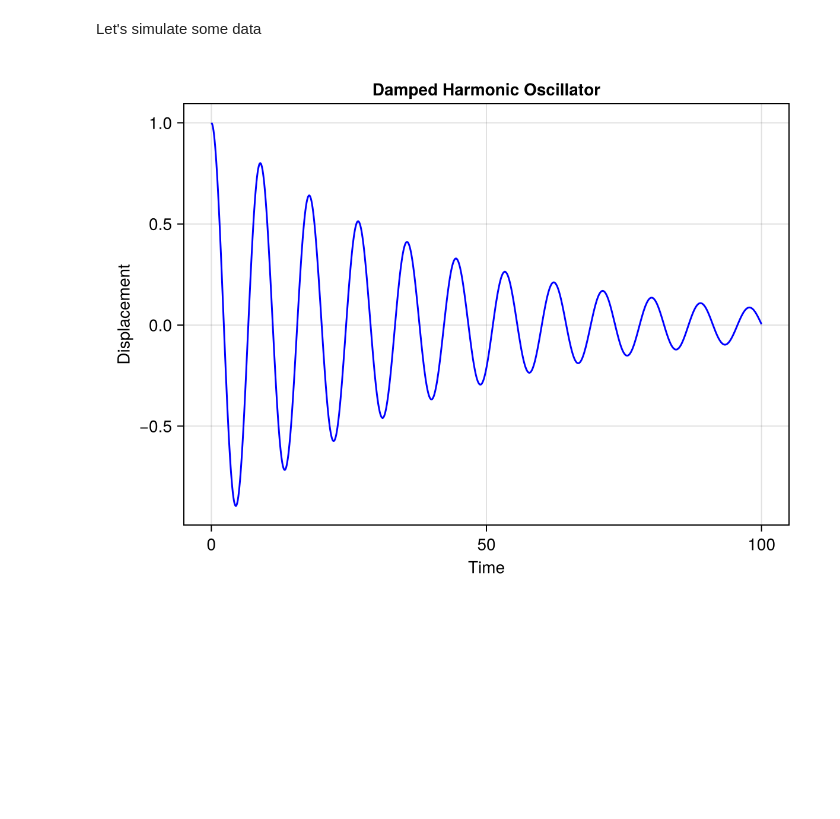
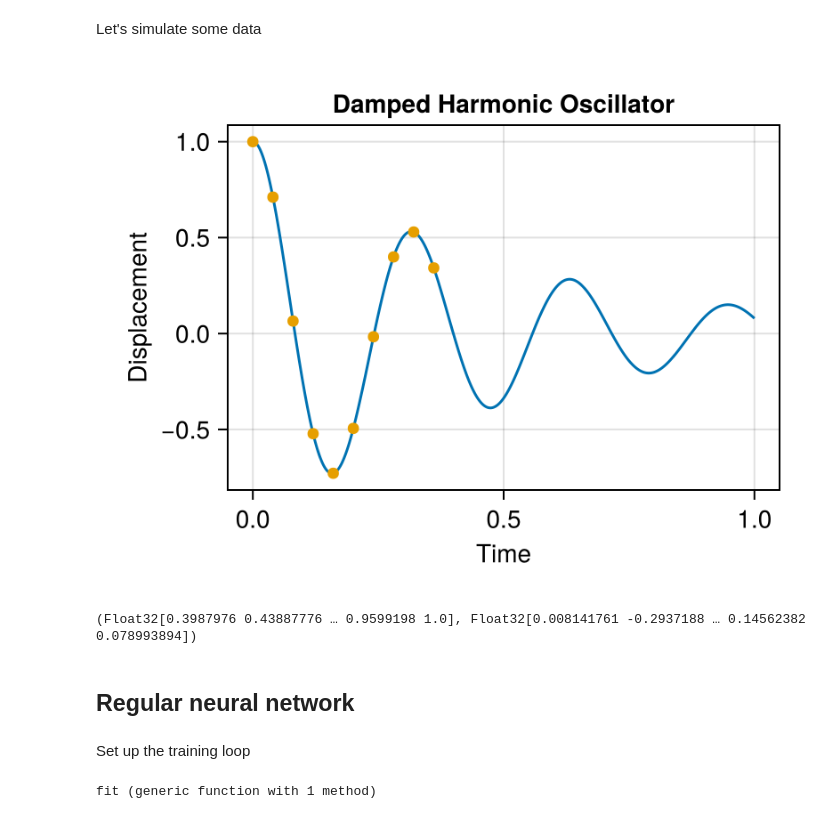
Before and after one commit to ImmunoSystemsBiology/ude-workshop, a Jupyter notebook: 3-pinns.ipynb, the cells around one changed output. Drawn from its saved outputs; the diff is of its cells as text; code cells hidden in the pictures; blank space fills up the shorter version.

```diff
--- a/3-pinns.ipynb
+++ b/3-pinns.ipynb
@@ -25,21 +35,75 @@ damped_harmonic_oscillator! (generic function with 1 method)
 # %% [markdown]
 Let's simulate some data
 # %%
-parameters = [0.1, 2.0, 1.0]  # μ, m, k
+parameters = [2.0, 0.5, 20*20*0.5]  # μ, m, k
 
 # Make sure we are in the underdamped regime (μ/(2m) < sqrt(k/m))
 @assert parameters[1]/(2 * parameters[2]) < sqrt(parameters[3]/parameters[2]) "The system is overdamped. Please choose different parameters."
 initial_conditions = [1.0, 0.0]  # x₀, v₀
 
-tspan = (0.0, 100.0)
+tspan = (0.0, 1.0)
 
 prob = ODEProblem(damped_harmonic_oscillator!, initial_conditions, tspan, parameters)
-sol = solve(prob, Tsit5(), saveat=0.1)
+sol = solve(prob, Tsit5(), saveat=range(0,1,500))
 
-figure_dho = let f = Figure()
+
+x_data = sol.t[1:20:200]
+y_data = sol[1, 1:20:200]
+
+figure_dho = let f = Figure(size=(400,300))
     ax = Axis(f[1, 1], xlabel = "Time", ylabel = "Displacement", title = "Damped Harmonic Oscillator")
-    lines!(ax, sol.t, sol[1, :], color = :blue)
+    lines!(ax, sol.t, sol[1, :], color = Makie.wong_colors()[1])
+    scatter!(ax, x_data, y_data, color = Makie.wong_colors()[2])
     f
 end
 # %% [output]
-[figure, old version]
+[figure, new version]
+# %%
+train_data = (Float32.(x_data'), Float32.(y_data'))
+val_data = (Float32.(sol.t[200:20:end]'), Float32.(sol[1, 200:20:end]'))
+# %% [output]
+(Float32[0.3987976 0.43887776 … 0.9599198 1.0], Float32[0.008141761 -0.2937188 … 0.14562382 0.078993894])
+# %% [markdown]
+## Regular neural network
+# %% [markdown]
+Set up the training loop
+# %%
+function fit(model, train_data, val_data; epochs=1000, lr=1e-3, rng=StableRNG(1234))
+
+    loss_function = MSELoss()
+
+    ps, st = Lux.setup(rng, model)
+
+    opt = Adam(lr)
+
+    tstate = Training.TrainState(model, ps, st, opt)
+
+    vjp_rule = AutoZygote()
+
+    pt = IncrementalProgressTable(;
+        header=["Epoch", "Train Loss", "Validation Loss"],
+        widths=[10, 24, 24],
+        format=["%3d", "%.6f", "%.6f"],
+        color=[:normal, :normal, :normal],
+        border=true,
+        alignment=[:center, :center, :center],
+    )
+    println("Training the model...")
+    for epoch in 1:epochs
+        _, loss, _, tstate = Training.single_train_step!(vjp_rule, loss_function, train_data, tstate)
+        pred_val = Lux.apply(tstate.model, val_data[1], tstate.parameters, Lux.testmode(tstate.states)) |> first |> cdev
+        val_loss = loss_function(pred_val, val_data[2])
+
+        if epoch % 50 == 0 || epoch == 1
+                    next(
+            pt, [
+                epoch, loss, val_loss
+            ]
+        )
+        end
+
+    end
+    return tstate
+end
+# %% [output]
+fit (generic function with 1 method)
```
Also changed, not shown: parts of 13 cells of this notebook, 2 other files.
